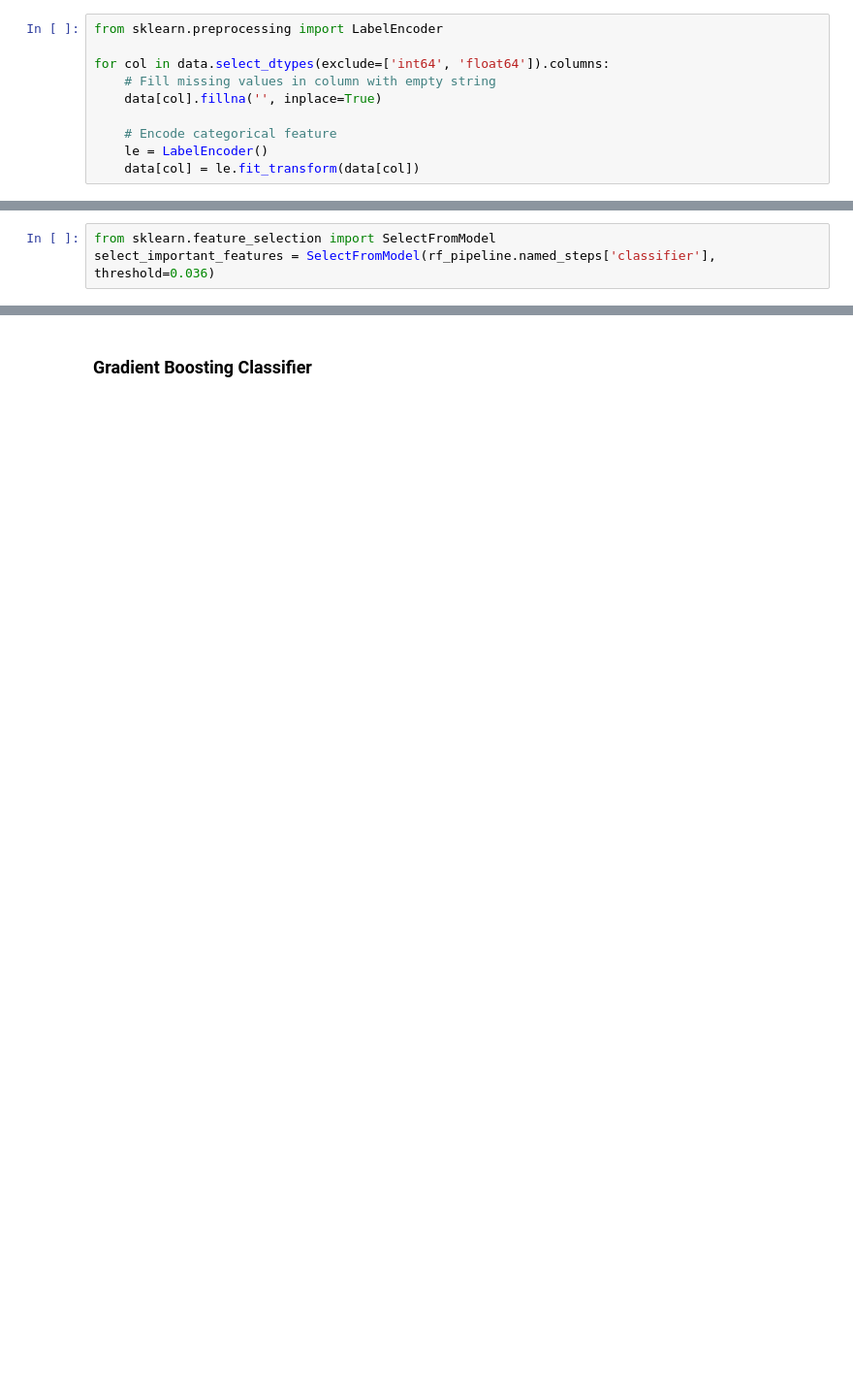
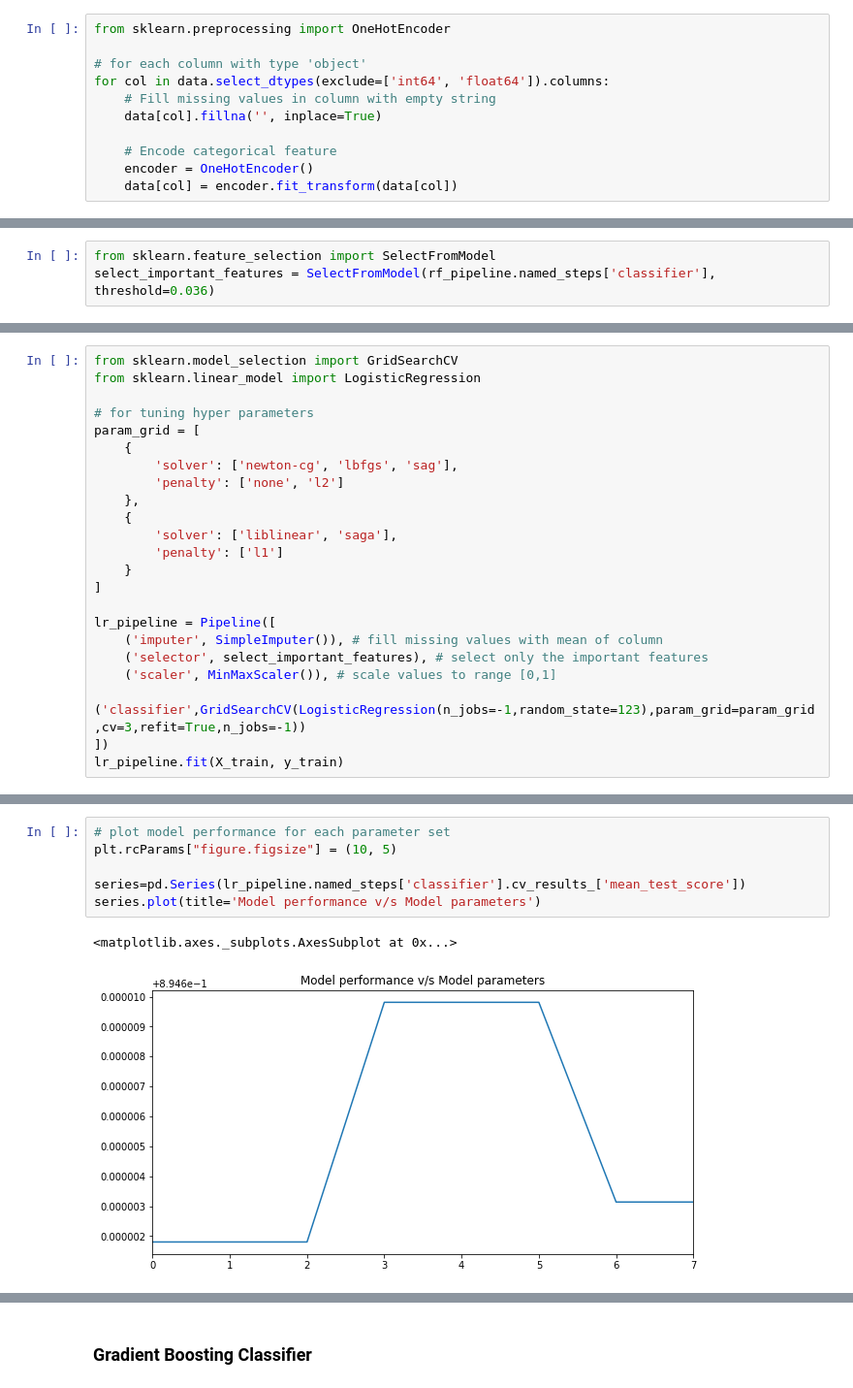
Before and after one commit to dhivya-rao/FAML, a Jupyter notebook: LendingClub - Kaggle.ipynb, the cells around one changed output, grey strips where cells are left out. Shown at 97% size. Cells and saved outputs as stored; diff of their text form; blank space fills up the shorter version.

Commit message:
Added LogisticRegression model

```diff
--- a/LendingClub - Kaggle.ipynb
+++ b/LendingClub - Kaggle.ipynb
@@ -220,14 +232,15 @@ total_il_high_credit_limit      int64
 disbursement_method            object
 dtype: object
 # %%
-from sklearn.preprocessing import LabelEncoder
+from sklearn.preprocessing import OneHotEncoder
 
+# for each column with type 'object'
 for col in data.select_dtypes(exclude=['int64', 'float64']).columns:
     # Fill missing values in column with empty string
     data[col].fillna('', inplace=True)
 
     # Encode categorical feature
-    le = LabelEncoder()
-    data[col] = le.fit_transform(data[col])
+    encoder = OneHotEncoder()
+    data[col] = encoder.fit_transform(data[col])
 # %% [markdown]
 ### Finally
@@ -328,0 +358,23 @@ select_important_features = SelectFromModel(rf_pipeline.named_steps['classifier'
+# %%
+from sklearn.model_selection import GridSearchCV
+from sklearn.linear_model import LogisticRegression
+
+# for tuning hyper parameters
+param_grid = [
+    {
+        'solver': ['newton-cg', 'lbfgs', 'sag'],
+        'penalty': ['none', 'l2']
+    },
+    {
+        'solver': ['liblinear', 'saga'],
+        'penalty': ['l1']
+    }
+]
+
+lr_pipeline = Pipeline([
+    ('imputer', SimpleImputer()), # fill missing values with mean of column
+    ('selector', select_important_features), # select only the important features
+    ('scaler', MinMaxScaler()), # scale values to range [0,1]
+    ('classifier',GridSearchCV(LogisticRegression(n_jobs=-1,random_state=123),param_grid=param_grid,cv=3,refit=True,n_jobs=-1))
+])
+lr_pipeline.fit(X_train, y_train)
@@ -328,0 +399,9 @@ select_important_features = SelectFromModel(rf_pipeline.named_steps['classifier'
+# %%
+# plot model performance for each parameter set
+plt.rcParams["figure.figsize"] = (10, 5)
+
+series=pd.Series(lr_pipeline.named_steps['classifier'].cv_results_['mean_test_score'])
+series.plot(title='Model performance v/s Model parameters')
+# %% [output]
+<matplotlib.axes._subplots.AxesSubplot at 0x...>
+[figure, added]
```
Also changed, not shown: parts of 27 cells of this notebook.
